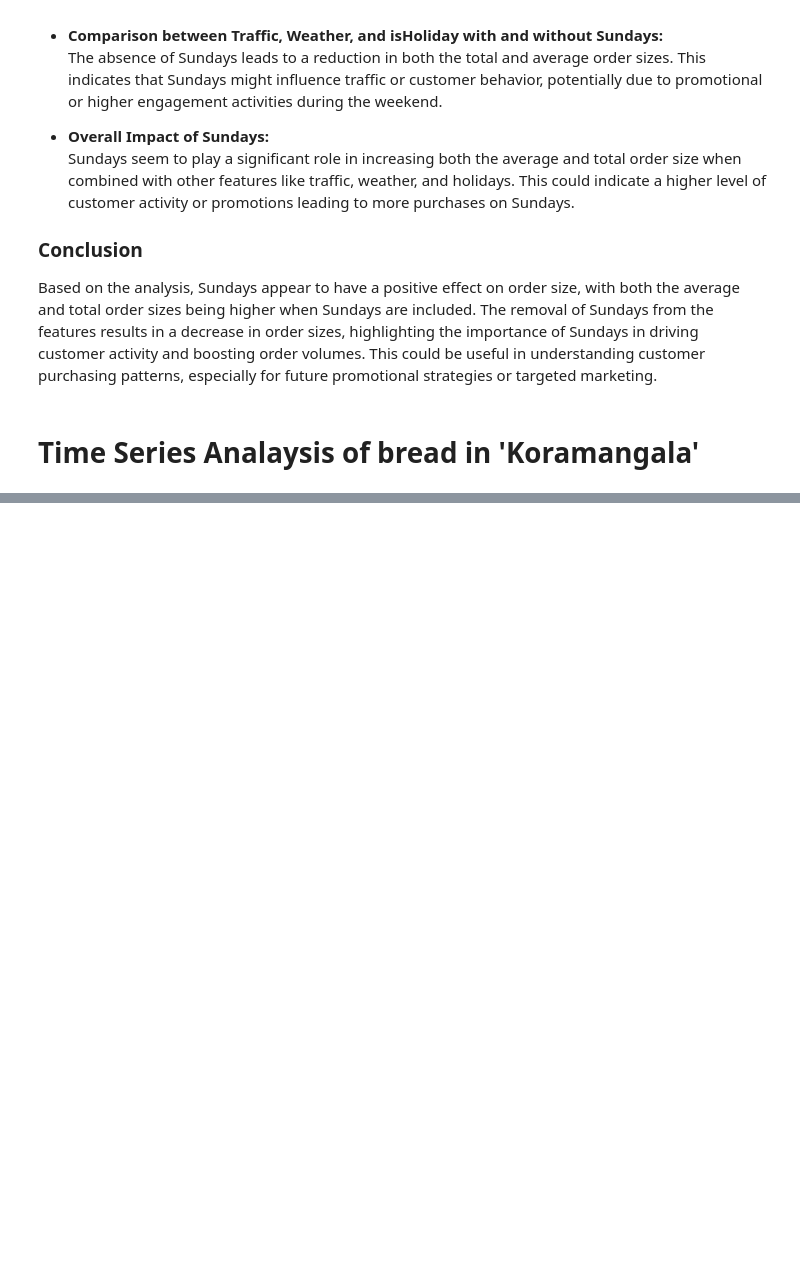
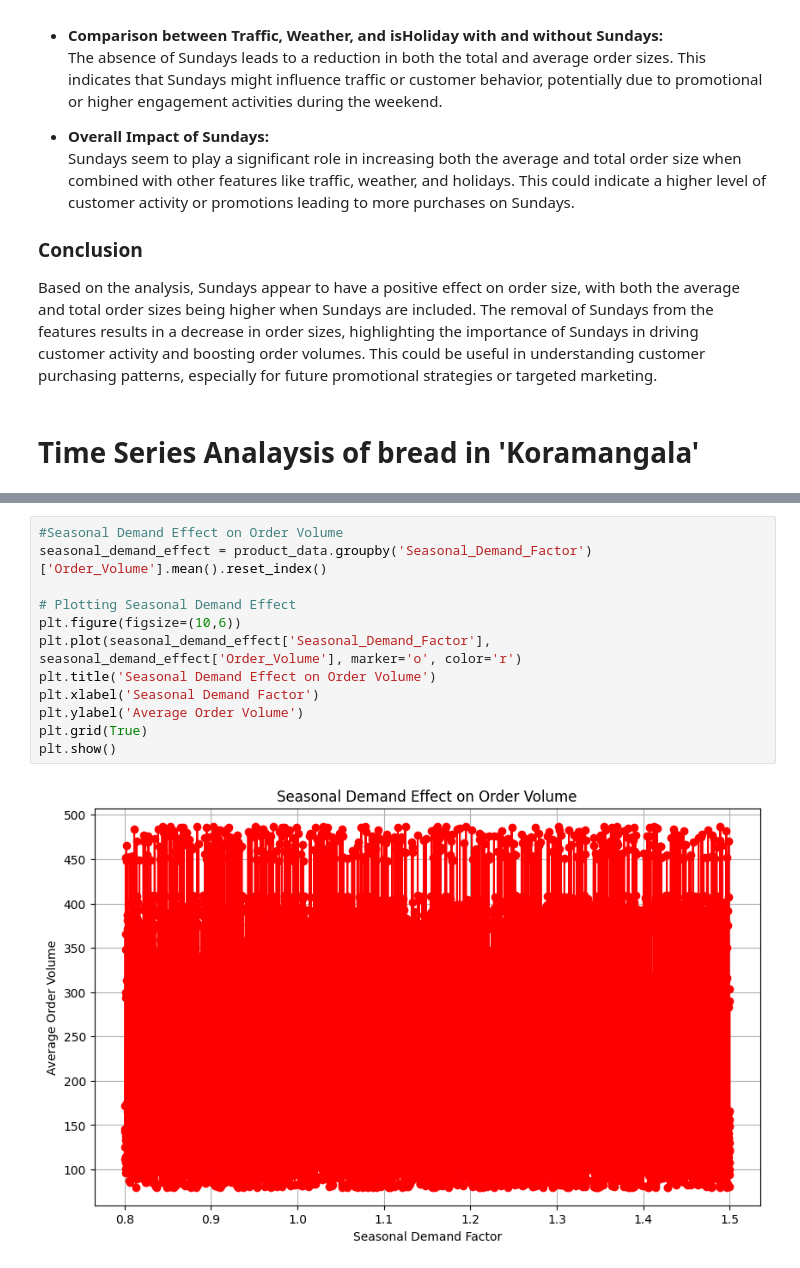
Before and after one commit to rahul8879/swiggy_demand_modelling, a Jupyter notebook: notebooks/Bread_analysis.ipynb, the cells around one changed output, grey strips where cells are left out. Saved outputs shown, nothing was run; the diff lists cells and outputs as text; blank space fills up the shorter version.

```diff
--- a/notebooks/Bread_analysis.ipynb
+++ b/notebooks/Bread_analysis.ipynb
@@ -327,0 +468,14 @@ Based on the analysis, Sundays appear to have a positive effect on order size, w
+# %%
+#Seasonal Demand Effect on Order Volume
+seasonal_demand_effect = product_data.groupby('Seasonal_Demand_Factor')['Order_Volume'].mean().reset_index()
+
+# Plotting Seasonal Demand Effect
+plt.figure(figsize=(10,6))
+plt.plot(seasonal_demand_effect['Seasonal_Demand_Factor'], seasonal_demand_effect['Order_Volume'], marker='o', color='r')
+plt.title('Seasonal Demand Effect on Order Volume')
+plt.xlabel('Seasonal Demand Factor')
+plt.ylabel('Average Order Volume')
+plt.grid(True)
+plt.show()
+# %% [output]
+[figure, added]
```
Also changed, not shown: parts of 19 cells of this notebook.
